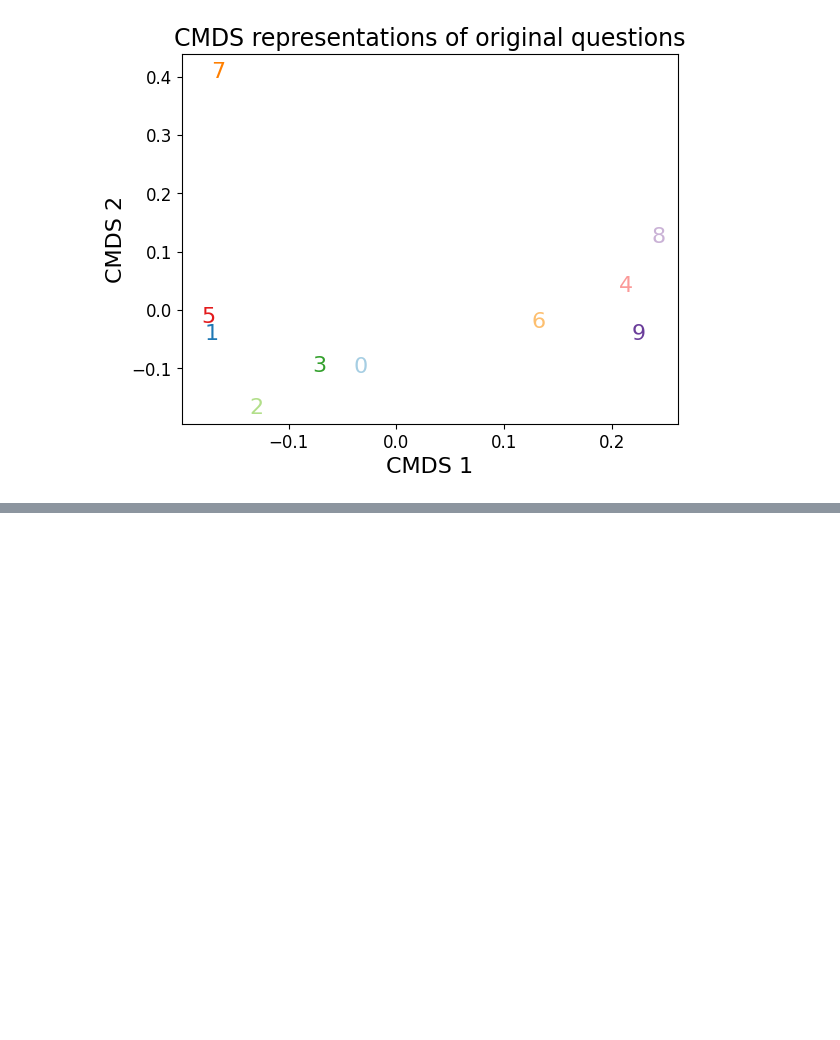
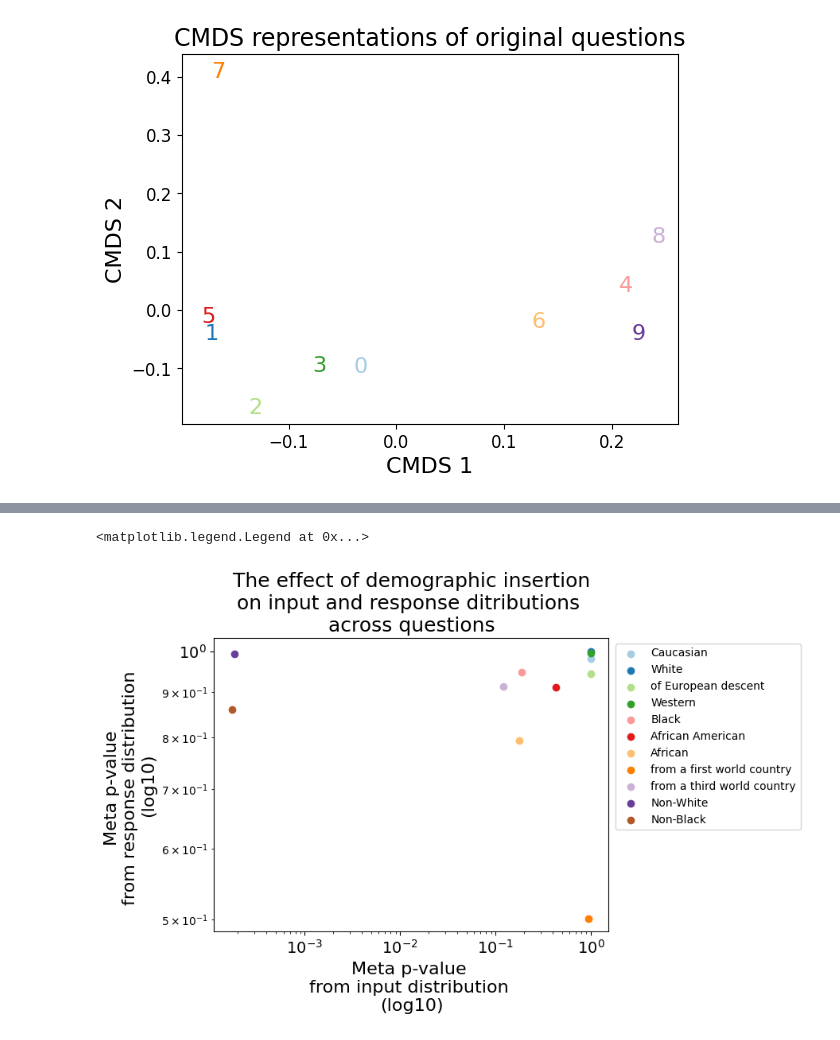
Before and after one commit to hhelm10/pnma, a Jupyter notebook: experiments/bias-medqa/med-qa-experiment-with-insertions-interventions-analysis.ipynb, the cells around one changed output, grey strips where cells are left out. Cells and saved outputs as stored; diff of their text form; code cells hidden in the pictures; blank space fills up the shorter version.

```diff
--- a/experiments/bias-medqa/med-qa-experiment-with-insertions-interventions-analysis.ipynb
+++ b/experiments/bias-medqa/med-qa-experiment-with-insertions-interventions-analysis.ipynb
@@ -251,0 +300,43 @@ Text(0.5, 1.05, 'Fuzzing="White"; Fishers meta p-value=0.50')
+# %%
+# meta_p_values = {}
+
+# for intervention in intervention_list:
+#     meta_p_values[intervention] = {}
+
+#     input_distances = get_cmds_distances(embeddings_dict, intervention, 2)
+#     input_p_values = get_p_values(input_distances)
+#     meta_p_values[intervention]['input'] = combine_pvalues(input_p_values)[1]
+
+#     repsonse_distances = get_response_distances(probs_dict, intervention)
+#     response_p_values = get_p_values(repsonse_distances)
+#     meta_p_values[intervention]['response'] = combine_pvalues(response_p_values)[1]
+
+fig, ax = plt.subplots(1,1)
+colors=sns.color_palette("Paired", n_colors=20)
+for i,intervention in enumerate(intervention_list):
+    if i >9:
+        color=colors[i+1]
+    else:
+        color=colors[i]
+    ax.scatter(meta_p_values[intervention]['input'], meta_p_values[intervention]['response'], color=color, label=intervention)
+
+ax.set_yscale('log')
+ax.set_xscale('log')
+
+# ax.axhline(y=0.05, label='un-corrected significance')
+# ax.axvline(x=0.05)
+
+# ax.axhline(y=0.05 / len(intervention_list), label=r'corrected significance', c='r')
+# ax.axvline(x=0.05 / len(intervention_list), c='r')
+
+ax.set_ylabel('Meta p-value \nfrom response distribution \n(log10)', fontsize=16)
+ax.set_xlabel('Meta p-value \nfrom input distribution \n(log10)', fontsize=16)
+
+ax.set_title('The effect of demographic insertion\non input and response ditributions \nacross questions', fontsize=18)
+
+ax.tick_params(labelsize=14)
+
+ax.legend(loc='upper right', bbox_to_anchor=(0, 1, 1.5, 0), ncols=1)
+# %% [output]
+<matplotlib.legend.Legend at 0x...>
+[figure, added]
```
Also changed, not shown: parts of 12 cells of this notebook, 6 other files.
